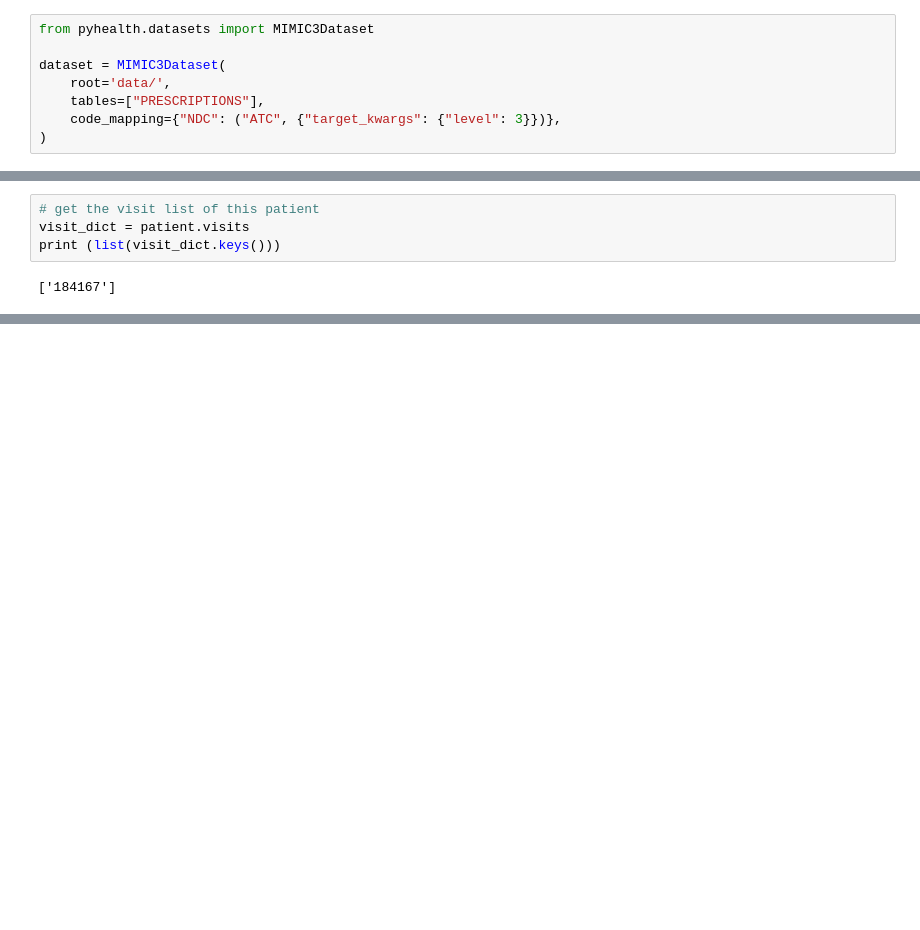
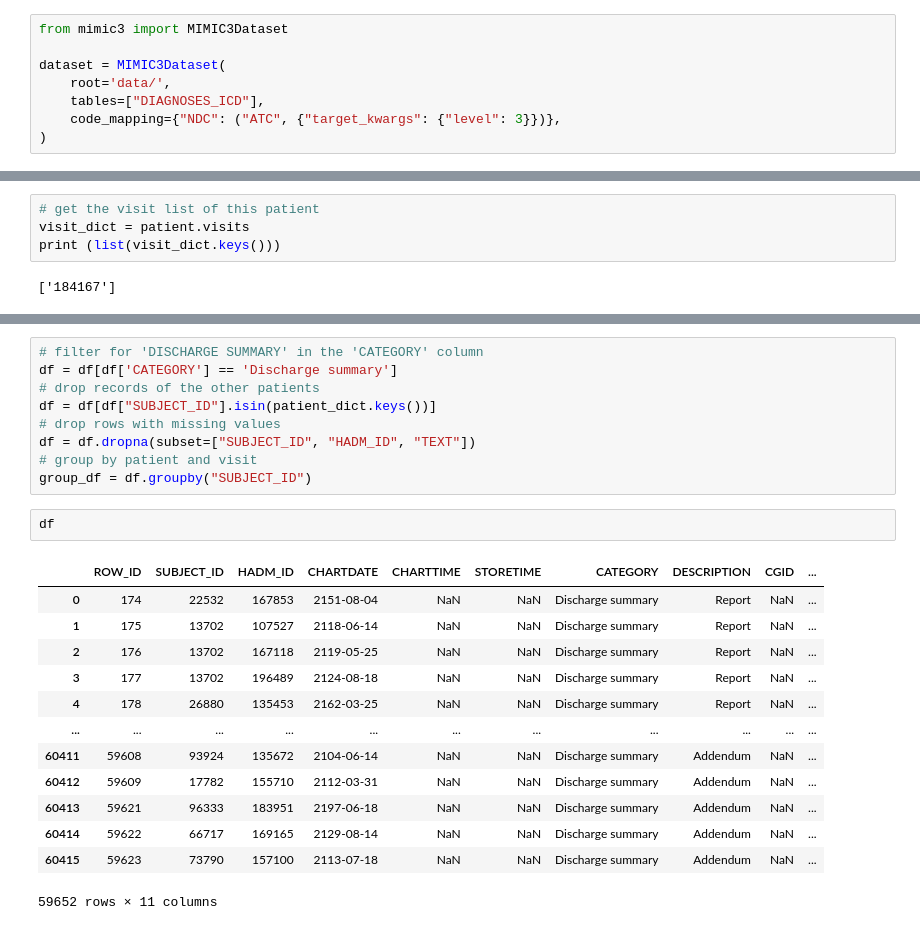
Before and after one commit to giuseppericcio/MediCARE, a Jupyter notebook: data_preprocessing.ipynb, the cells around one changed output, grey strips where cells are left out. Drawn from its saved outputs; the diff is of its cells as text; blank space fills up the shorter version.

```diff
--- a/data_preprocessing.ipynb
+++ b/data_preprocessing.ipynb
@@ -7,10 +7,10 @@ import pandas as pd
 
 df = pd.read_csv('data/DIAGNOSES_ICD.csv')
 # %%
-from pyhealth.datasets import MIMIC3Dataset
+from mimic3 import MIMIC3Dataset
 
 dataset = MIMIC3Dataset(
     root='data/',
-    tables=["PRESCRIPTIONS"],
+    tables=["DIAGNOSES_ICD"],
     code_mapping={"NDC": ("ATC", {"target_kwargs": {"level": 3}})},
 )
@@ -74,0 +119,25 @@ visit.get_event_list('PRESCRIPTIONS')
+# %%
+# filter for 'DISCHARGE SUMMARY' in the 'CATEGORY' column
+df = df[df['CATEGORY'] == 'Discharge summary']
+# drop records of the other patients
+df = df[df["SUBJECT_ID"].isin(patient_dict.keys())]
+# drop rows with missing values
+df = df.dropna(subset=["SUBJECT_ID", "HADM_ID", "TEXT"])
+# group by patient and visit
+group_df = df.groupby("SUBJECT_ID")
+# %%
+df
+# %% [output]
+|  | ROW_ID | SUBJECT_ID | HADM_ID | CHARTDATE | CHARTTIME | STORETIME | CATEGORY | DESCRIPTION | CGID | ... |
+| 0 | 174 | 22532 | 167853 | 2151-08-04 | NaN | NaN | Discharge summary | Report | NaN | ... |
+| 1 | 175 | 13702 | 107527 | 2118-06-14 | NaN | NaN | Discharge summary | Report | NaN | ... |
+| 2 | 176 | 13702 | 167118 | 2119-05-25 | NaN | NaN | Discharge summary | Report | NaN | ... |
+| 3 | 177 | 13702 | 196489 | 2124-08-18 | NaN | NaN | Discharge summary | Report | NaN | ... |
+| 4 | 178 | 26880 | 135453 | 2162-03-25 | NaN | NaN | Discharge summary | Report | NaN | ... |
+| ... | ... | ... | ... | ... | ... | ... | ... | ... | ... | ... |
+| 60411 | 59608 | 93924 | 135672 | 2104-06-14 | NaN | NaN | Discharge summary | Addendum | NaN | ... |
+| 60412 | 59609 | 17782 | 155710 | 2112-03-31 | NaN | NaN | Discharge summary | Addendum | NaN | ... |
+| 60413 | 59621 | 96333 | 183951 | 2197-06-18 | NaN | NaN | Discharge summary | Addendum | NaN | ... |
+| 60414 | 59622 | 66717 | 169165 | 2129-08-14 | NaN | NaN | Discharge summary | Addendum | NaN | ... |
+| 60415 | 59623 | 73790 | 157100 | 2113-07-18 | NaN | NaN | Discharge summary | Addendum | NaN | ... |
+59652 rows × 11 columns
```
Also changed, not shown: parts of 22 cells of this notebook.
